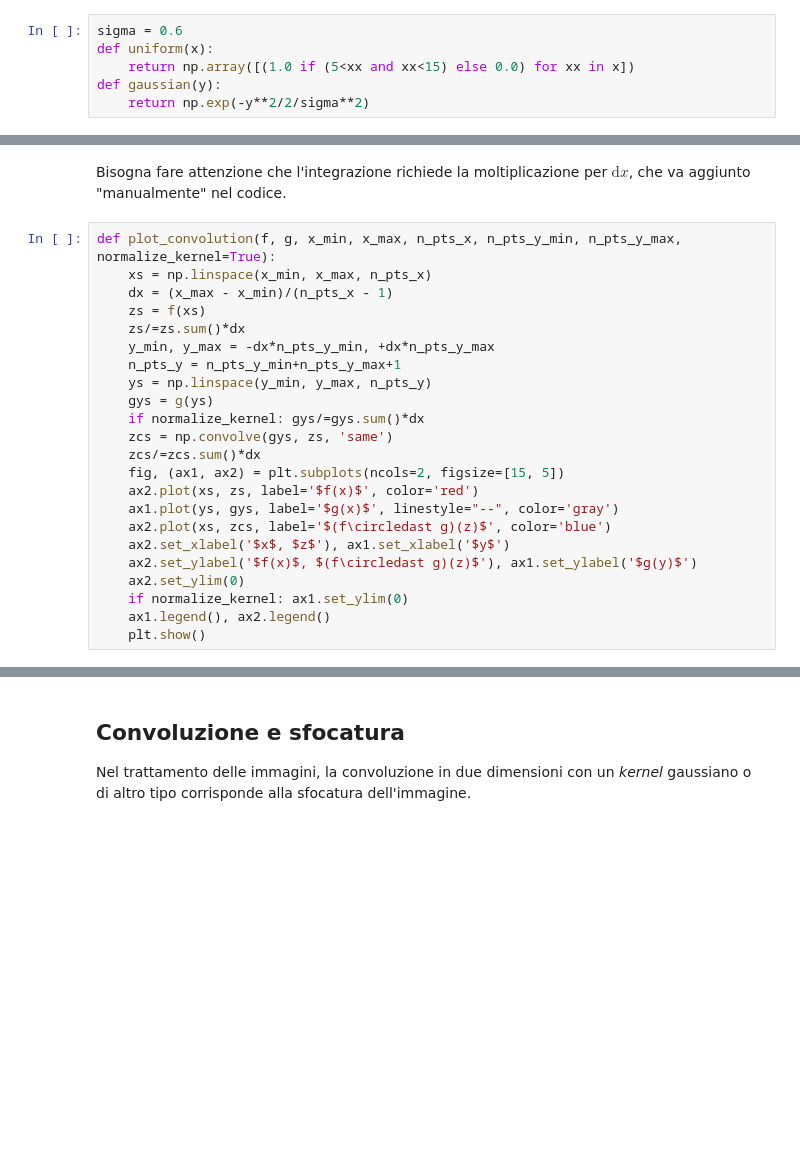
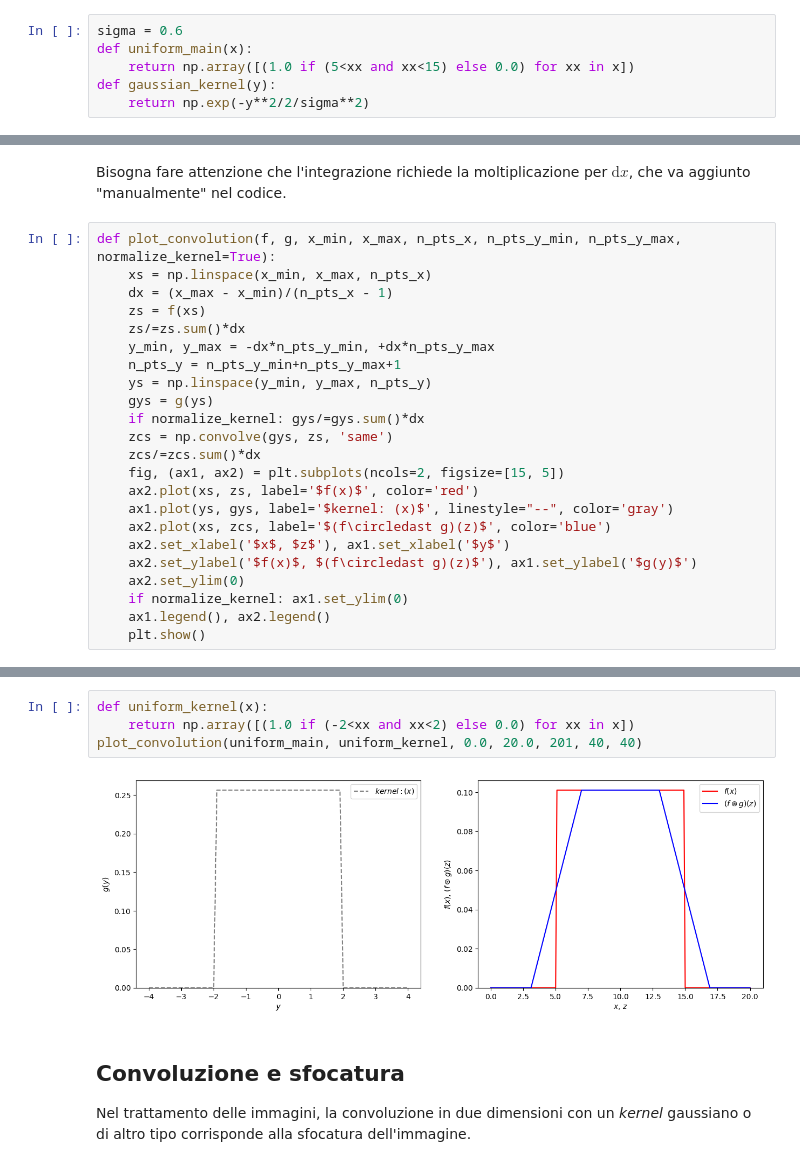
Before and after one commit to lucalista/analisi-dati-2025, a Jupyter notebook: 07.04.00__Convoluzione.ipynb, the cells around one changed output, grey strips where cells are left out. Saved outputs shown, nothing was run; the diff lists cells and outputs as text; blank space fills up the shorter version.

```diff
--- a/07.04.00__Convoluzione.ipynb
+++ b/07.04.00__Convoluzione.ipynb
@@ -56,9 +56,9 @@ import numpy as np
 import math
 # %%
 sigma = 0.6
-def uniform(x):
+def uniform_main(x):
     return np.array([(1.0 if (5<xx and xx<15) else 0.0) for xx in x])
-def gaussian(y):
+def gaussian_kernel(y):
     return np.exp(-y**2/2/sigma**2)
 # %% [markdown]
 Calcoliamo i valori della funzione $f$ per punti, e normalizziamo il contenuto.
@@ -82,7 +82,7 @@ def plot_convolution(f, g, x_min, x_max, n_pts_x, n_pts_y_min, n_pts_y_max, norm
     zcs/=zcs.sum()*dx
     fig, (ax1, ax2) = plt.subplots(ncols=2, figsize=[15, 5])
     ax2.plot(xs, zs, label='$f(x)$', color='red')
-    ax1.plot(ys, gys, label='$g(x)$', linestyle="--", color='gray')
+    ax1.plot(ys, gys, label='$kernel: (x)$', linestyle="--", color='gray')
     ax2.plot(xs, zcs, label='$(f\circledast g)(z)$', color='blue')
     ax2.set_xlabel('$x$, $z$'), ax1.set_xlabel('$y$')
     ax2.set_ylabel('$f(x)$, $(f\circledast g)(z)$'), ax1.set_ylabel('$g(y)$')
@@ -95,5 +95,11 @@ plot_convolution(uniform, gaussian, 0.0, 20.0, 201, 40, 40)
 # %% [output]
 [figure]
+# %%
+def uniform_kernel(x):
+    return np.array([(1.0 if (-2<xx and xx<2) else 0.0) for xx in x])
+plot_convolution(uniform_main, uniform_kernel, 0.0, 20.0, 201, 40, 40)
+# %% [output]
+[figure, added]
 # %% [markdown]
 ## Convoluzione e sfocatura
 
```
Also changed, not shown: parts of 5 cells of this notebook.
